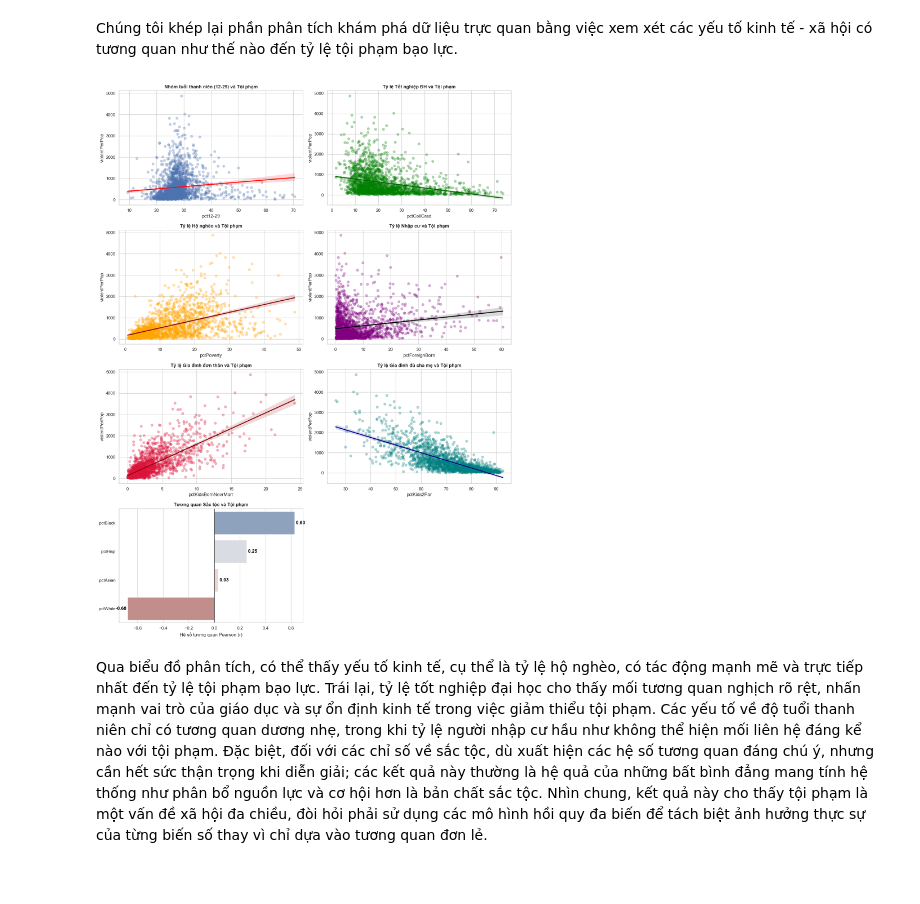
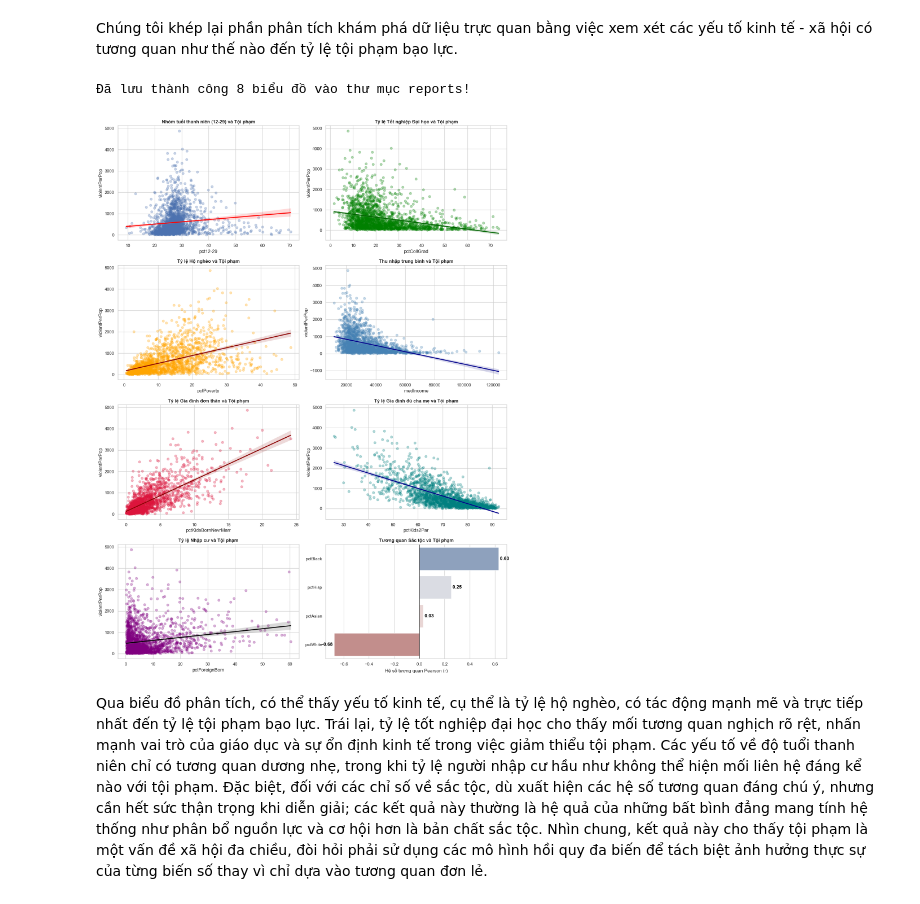
Before and after one commit to huongngh/crime-analysis, a Jupyter notebook: notebooks/02_eda_visualization.ipynb, the cells around one changed output. Cells and saved outputs as stored; diff of their text form; code cells hidden in the pictures.

```diff
--- a/notebooks/02_eda_visualization.ipynb
+++ b/notebooks/02_eda_visualization.ipynb
@@ -258,11 +287,10 @@ import seaborn as sns
 
 TARGET_COL = "violentPerPop"
 
-
 fig, axes = plt.subplots(4, 2, figsize=(15, 20))
-
 axes = axes.flatten()
 
+# --- HÀNG 1: ĐẶC ĐIỂM CƠ BẢN ---
 # 1. Tuổi tác
 sns.regplot(data=df, x='pct12-29', y=TARGET_COL, ax=axes[0], scatter_kws={'alpha': 0.3}, line_kws={'color': 'red'})
 axes[0].set_title('Nhóm tuổi thanh niên (12-29) và Tội phạm', fontweight='bold')
@@ -270,54 +298,84 @@ axes[0].set_title('Nhóm tuổi thanh niên (12-29) và Tội phạm', fontweigh
 # 2. Giáo dục
 sns.regplot(data=df, x='pctCollGrad', y=TARGET_COL, ax=axes[1], color='green', scatter_kws={'alpha': 0.3},
             line_kws={'color': 'darkgreen'})
-axes[1].set_title('Tỷ lệ Tốt nghiệp ĐH và Tội phạm', fontweight='bold')
+axes[1].set_title('Tỷ lệ Tốt nghiệp Đại học và Tội phạm', fontweight='bold')
 
-# 3. Kinh tế
+# --- HÀNG 2: KINH TẾ ---
+# 3. Kinh tế - Hộ nghèo
 sns.regplot(data=df, x='pctPoverty', y=TARGET_COL, ax=axes[2], color='orange', scatter_kws={'alpha': 0.3},
             line_kws={'color': 'darkred'})
 axes[2].set_title('Tỷ lệ Hộ nghèo và Tội phạm', fontweight='bold')
 
-# 4: Nhập cư
-sns.regplot(data=df, x='pctForeignBorn', y=TARGET_COL, ax=axes[3], color='purple', scatter_kws={'alpha': 0.3},
-            line_kws={'color': 'black'})
-axes[3].set_title('Tỷ lệ Nhập cư và Tội phạm', fontweight='bold')
+# 4. Kinh tế - Thu nhập trung bình
+sns.regplot(data=df, x='medIncome', y=TARGET_COL, ax=axes[3], color='steelblue', scatter_kws={'alpha': 0.3},
+            line_kws={'color': 'darkblue'})
+axes[3].set_title('Thu nhập trung bình và Tội phạm', fontweight='bold')
 
-# 5: Cấu trúc gia đình đơn thân
+# --- HÀNG 3: CẤU TRÚC GIA ĐÌNH ---
+# 5. Cấu trúc gia đình đơn thân
 sns.regplot(data=df, x='pctKidsBornNevrMarr', y=TARGET_COL, ax=axes[4], color='crimson', scatter_kws={'alpha': 0.3},
             line_kws={'color': 'darkred'})
 axes[4].set_title('Tỷ lệ Gia đình đơn thân và Tội phạm', fontweight='bold')
 
-# 6: Cấu trúc gia đình có đủ cha mẹ
+# 6. Cấu trúc gia đình có đủ cha mẹ
 sns.regplot(data=df, x='pctKids2Par', y=TARGET_COL, ax=axes[5], color='teal', scatter_kws={'alpha': 0.3},
             line_kws={'color': 'darkblue'})
 axes[5].set_title('Tỷ lệ Gia đình đủ cha mẹ và Tội phạm', fontweight='bold')
 
-# 7: Sắc tộc
+# --- HÀNG 4: NHÂN KHẨU HỌC KHÁC ---
+# 7. Nhập cư
+sns.regplot(data=df, x='pctForeignBorn', y=TARGET_COL, ax=axes[6], color='purple', scatter_kws={'alpha': 0.3},
+            line_kws={'color': 'black'})
+axes[6].set_title('Tỷ lệ Nhập cư và Tội phạm', fontweight='bold')
+
+# 8. Sắc tộc
 race_vars = ['pctBlack', 'pctWhite', 'pctAsian', 'pctHisp']
 
 # Tính toán tương quan với biến mục tiêu và sắp xếp
 race_corr = df[race_vars + [TARGET_COL]].corr()[[TARGET_COL]].drop(TARGET_COL)
 race_corr = race_corr.sort_values(by=TARGET_COL, ascending=False)
 
 # Vẽ biểu đồ cột ngang
-sns.barplot(x=race_corr[TARGET_COL], y=race_corr.index, ax=axes[6], palette='vlag')
+sns.barplot(x=race_corr[TARGET_COL], y=race_corr.index, ax=axes[7], palette='vlag')
 
-axes[6].set_title('Tương quan Sắc tộc và Tội phạm', fontweight='bold')
-axes[6].set_xlabel('Hệ số tương quan Pearson (r)')
-axes[6].set_ylabel('')
-axes[6].axvline(0, color='black', linewidth=1)
+axes[7].set_title('Tương quan Sắc tộc và Tội phạm', fontweight='bold')
+axes[7].set_xlabel('Hệ số tương quan Pearson (r)')
+axes[7].set_ylabel('')
+axes[7].axvline(0, color='black', linewidth=1)
 
 for i, val in enumerate(race_corr[TARGET_COL]):
-    axes[6].text(val, i, f" {val:.2f} ", va='center',
+    axes[7].text(val, i, f" {val:.2f} ", va='center',
                  ha='left' if val > 0 else 'right', color='black', fontweight='bold')
 
+plt.tight_layout()
 
-axes[7].axis('off')
+# --- Lưu từng biểu đồ vào folder reports ---
+import os
 
-plt.tight_layout()
+# Tạo một thư mục tên là reports để chứa ảnh
+os.makedirs('../reports', exist_ok=True)
+
+# Danh sách tên file
+plot_names = [
+    '1_TuoiTac', '2_GiaoDuc',
+    '3_HoNgheo', '4_ThuNhapTrungBinh',
+    '5_GiaDinhDonThan', '6_GiaDinhDuChaMe',
+    '7_NhapCu', '8_SacToc'
+]
+
+for i, ax in enumerate(axes):
+    extent = ax.get_window_extent().transformed(fig.dpi_scale_trans.inverted())
+    expanded_extent = extent.expanded(1.25, 1.25)
+
+    file_path = f'../reports/{plot_names[i]}.png'
+    fig.savefig(file_path, bbox_inches=expanded_extent, dpi=300)
+
+print("Đã lưu thành công 8 biểu đồ vào thư mục reports!")
+
 plt.show()
 # %% [output]
+Đã lưu thành công 8 biểu đồ vào thư mục reports!
-[figure, old version]
+[figure, new version]
 # %% [markdown]
 Qua biểu đồ phân tích, có thể thấy yếu tố kinh tế, cụ thể là tỷ lệ hộ nghèo, có tác động mạnh mẽ và trực tiếp nhất đến tỷ lệ tội phạm bạo lực. Trái lại, tỷ lệ tốt nghiệp đại học cho thấy mối tương quan nghịch rõ rệt, nhấn mạnh vai trò của giáo dục và sự ổn định kinh tế trong việc giảm thiểu tội phạm. Các yếu tố về độ tuổi thanh niên chỉ có tương quan dương nhẹ, trong khi tỷ lệ người nhập cư hầu như không thể hiện mối liên hệ đáng kể nào với tội phạm. Đặc biệt, đối với các chỉ số về sắc tộc, dù xuất hiện các hệ số tương quan đáng chú ý, nhưng cần hết sức thận trọng khi diễn giải; các kết quả này thường là hệ quả của những bất bình đẳng mang tính hệ thống như phân bổ nguồn lực và cơ hội hơn là bản chất sắc tộc. Nhìn chung, kết quả này cho thấy tội phạm là một vấn đề xã hội đa chiều, đòi hỏi phải sử dụng các mô hình hồi quy đa biến để tách biệt ảnh hưởng thực sự của từng biến số thay vì chỉ dựa vào tương quan đơn lẻ.
 # %% [markdown]
```
Also changed, not shown: parts of 3 cells of this notebook, 9 other files.
